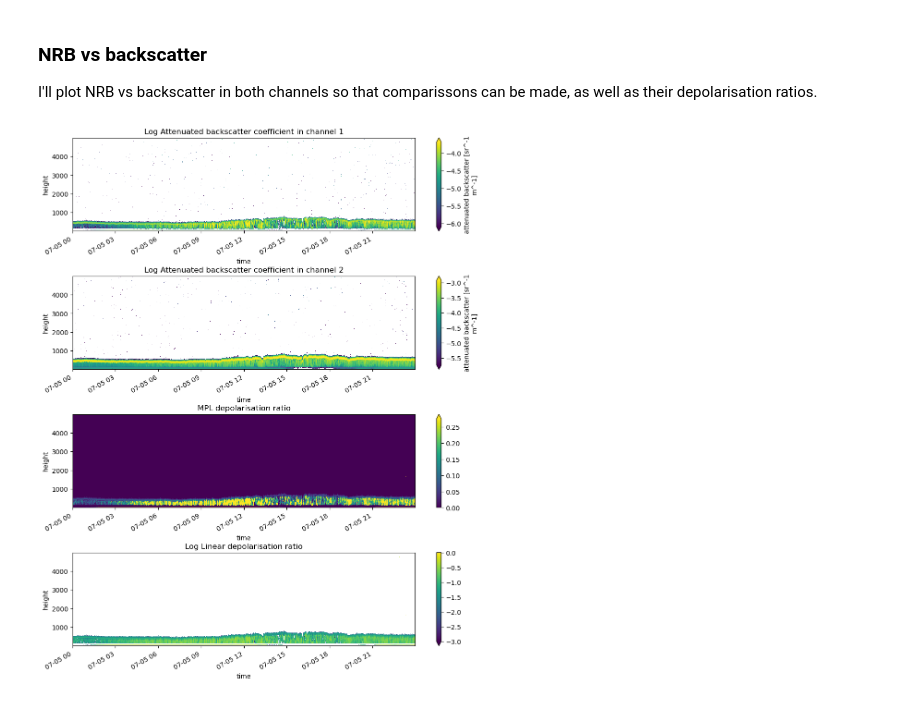
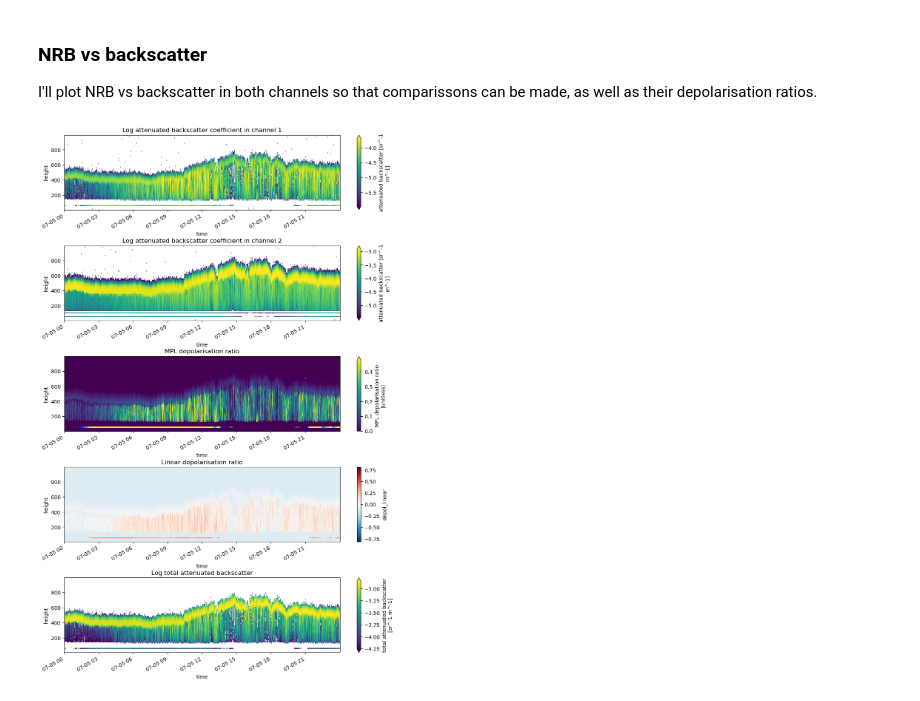
Before and after one commit to DAndrewA/mplgz2ingested, a Jupyter notebook: test_calibrate_ingested.ipynb, the cells around one changed output. Drawn from its saved outputs; the diff is of its cells as text; code cells hidden in the pictures.

Commit message:
calibrate_ingested: included depolarisation ratios and total NRB

```diff
--- a/test_calibrate_ingested.ipynb
+++ b/test_calibrate_ingested.ipynb
@@ -150,34 +147,39 @@ ds_cal.overlap.plot(y='height',ax=axs[2])
 ### NRB vs backscatter
 I'll plot NRB vs backscatter in both channels so that comparissons can be made, as well as their depolarisation ratios.
 # %%
-fig, axs = plt.subplots(4,1,figsize=(10,12))
+fig, axs = plt.subplots(5,1,figsize=(10,15))
 
 
-NRB_1 = ds_cal.NRB_1.where(ds_cal['height'] > 0, drop=True).where(ds_cal.height < 5000,drop=True)
-NRB_2 = ds_cal.NRB_2.where(ds_cal.height > 0, drop=True).where(ds_cal.height < 5000, drop=True)
+plotHeightMax = 1000
+ds_plot = ds.where(ds.height < plotHeightMax,drop=True)
+ds_plot = ds_plot.where(ds_plot.height > 0, drop=True)
+#ds.NRB_1 = ds_cal.NRB_1.where(ds_cal['height'] > 0, drop=True).where(ds_cal.height < plotHeightMax,drop=True)
+#ds.NRB_2 = ds_cal.NRB_2.where(ds_cal.height > 0, drop=True).where(ds_cal.height < plotHeightMax, drop=True)
 
 
 
 
 
-np.log10(NRB_1).plot(x='time',robust=True,ax=axs[0])
-np.log10(NRB_2).plot(x='time',robust=True,ax=axs[1])
+np.log10(ds_plot.NRB_1).plot(x='time',robust=True,ax=axs[0])
+np.log10(ds_plot.NRB_2).plot(x='time',robust=True,ax=axs[1])
 
-dpol_mpl = NRB_1 / NRB_2
-dpol_mpl = dpol_mpl.fillna(0)
+#dpol_mpl = NRB_1 / NRB_2
+#dpol_mpl = dpol_mpl.fillna(0)
 
 
-dpol_linear = dpol_mpl / (1+ dpol_mpl)
+#dpol_linear = dpol_mpl / (1+ dpol_mpl)
 
-dpol_mpl.plot(x='time',robust=True, ax=axs[2])
-np.log10(dpol_linear).plot(x='time', ax=axs[3], vmax=0, vmin=-3)
+ds_plot.depol_mpl.plot(x='time',robust=True, ax=axs[2])
+(ds_plot.depol_linear - 0.11).plot(x='time', ax=axs[3])#, vmax=1, vmin=0)
 
-axs[0].set_title('Log Attenuated backscatter coefficient in channel 1')
-axs[1].set_title('Log Attenuated backscatter coefficient in channel 2')
+np.log10(ds_plot.NRB_total).plot(x='time', robust=True, ax = axs[4])
+
+axs[0].set_title('Log attenuated backscatter coefficient in channel 1')
+axs[1].set_title('Log attenuated backscatter coefficient in channel 2')
 axs[2].set_title('MPL depolarisation ratio')
-axs[3].set_title('Log Linear depolarisation ratio')
-
+axs[3].set_title('Linear depolarisation ratio - 0.11')
+axs[4].set_title('Log total attenuated backscatter')
 
 fig.tight_layout(pad=0.3)
 # %% [output]
-[figure, old version]
+[figure, new version]
```
Also changed, not shown: parts of 6 cells of this notebook, 1 other file.
